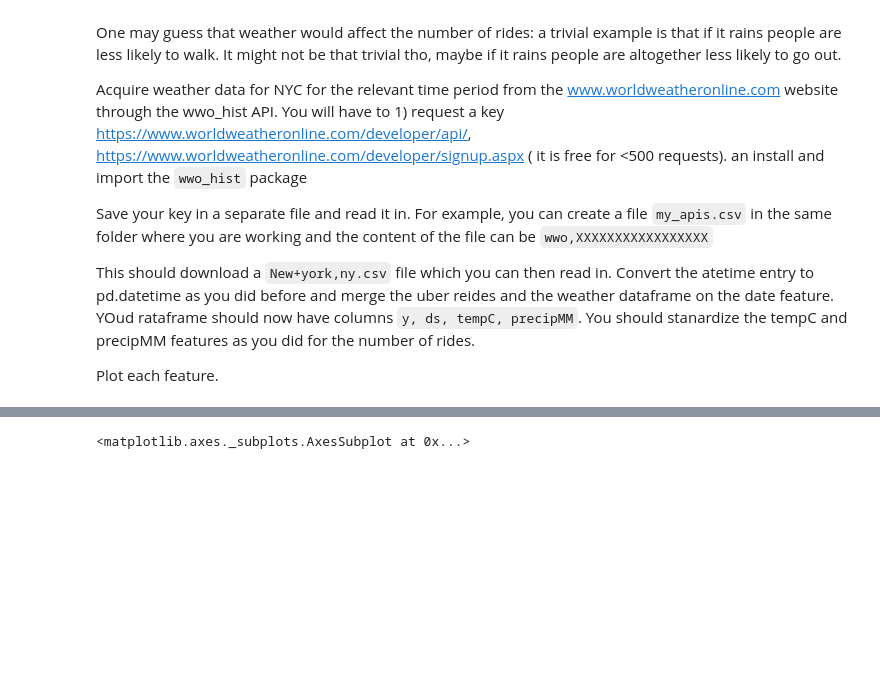
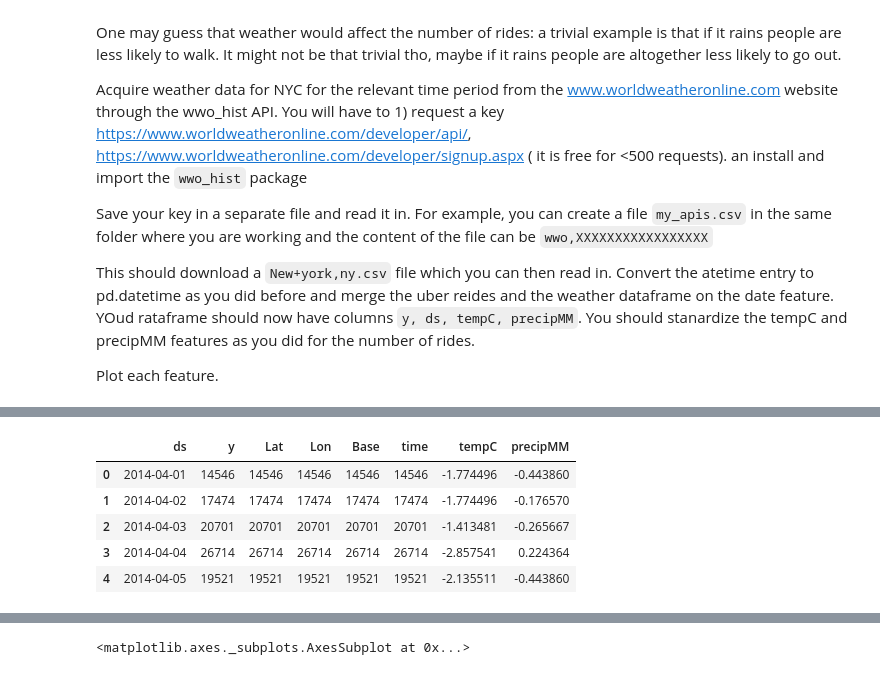
Before and after one commit to mysujan/MLTSA25_SShrestha, a Jupyter notebook: HW3/berprophet_instructions.ipynb, the cells around one changed output, grey strips where cells are left out. Cells and saved outputs as stored; diff of their text form; code cells hidden in the pictures; blank space fills up the shorter version.

```diff
--- a/HW3/berprophet_instructions.ipynb
+++ b/HW3/berprophet_instructions.ipynb
@@ -327 +319,24 @@ weather = pd.read_csv("New+york,ny.csv")...
+# %%
+# prompt: complete this:
+# weather = pd.read_csv("New+york,ny.csv")...
+
+weather = pd.read_csv("New+york,ny.csv")
+weather["date_time"] = pd.to_datetime(weather["date_time"])
+weather = weather.rename(columns={"date_time": "ds"})
+weather = weather[["ds", "tempC", "precipMM"]]
+weather = weather.groupby("ds").mean()
+weather = weather.reset_index()
+uberweather = pd.merge(uberbyday, weather, on="ds", how="inner")
+
+uberweather["tempC"] = (uberweather["tempC"] - uberweather["tempC"].mean()) / uberweather["tempC"].std()
+uberweather["precipMM"] = (uberweather["precipMM"] - uberweather["precipMM"].mean()) / uberweather["precipMM"].std()
+
+uberweather.head()
+# %% [output]
+|  | ds | y | Lat | Lon | Base | time | tempC | precipMM |
+| 0 | 2014-04-01 | 14546 | 14546 | 14546 | 14546 | 14546 | -1.774496 | -0.443860 |
+| 1 | 2014-04-02 | 17474 | 17474 | 17474 | 17474 | 17474 | -1.774496 | -0.176570 |
+| 2 | 2014-04-03 | 20701 | 20701 | 20701 | 20701 | 20701 | -1.413481 | -0.265667 |
+| 3 | 2014-04-04 | 26714 | 26714 | 26714 | 26714 | 26714 | -2.857541 | 0.224364 |
+| 4 | 2014-04-05 | 19521 | 19521 | 19521 | 19521 | 19521 | -2.135511 | -0.443860 |
 # %%
```
Also changed, not shown: parts of 18 cells of this notebook.
